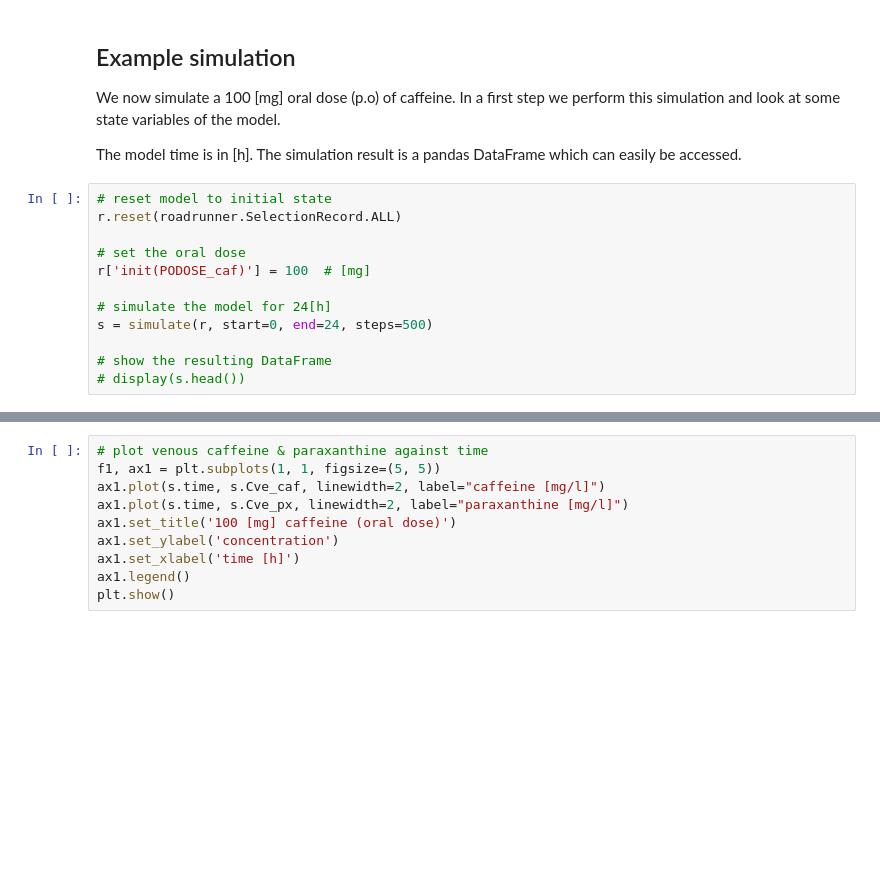
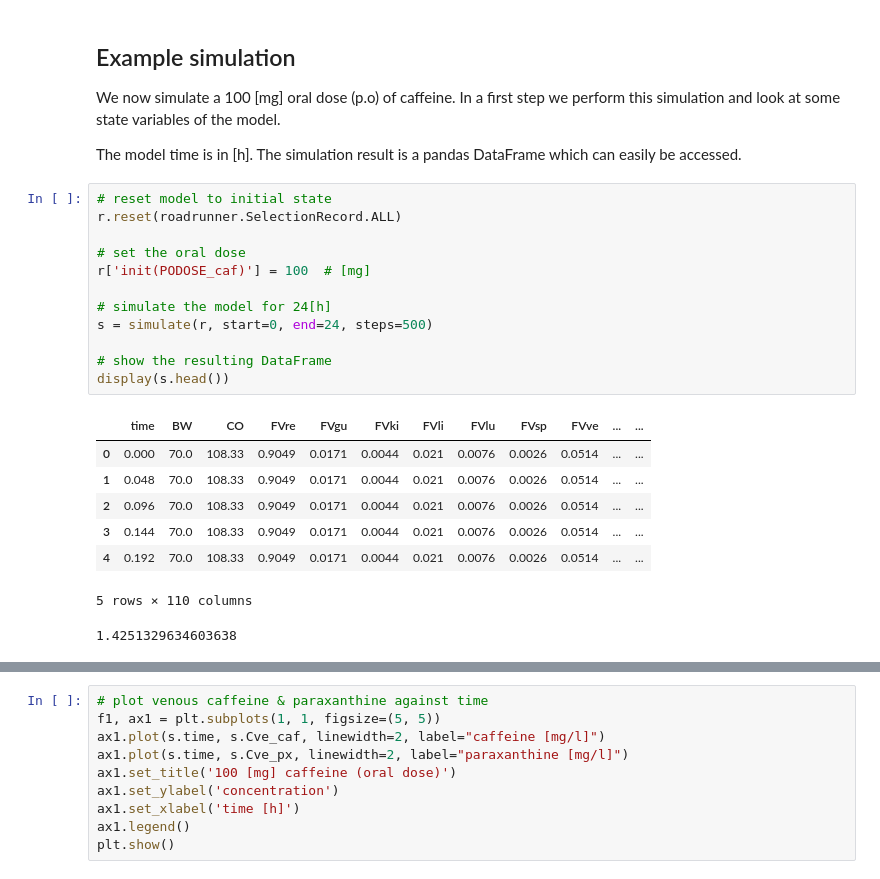
Before and after one commit to matthiaskoenig/pkpd-course, a Jupyter notebook: notebooks/pkpd-tutorial.ipynb, the cells around one changed output, grey strips where cells are left out. Saved outputs shown, nothing was run; the diff lists cells and outputs as text; blank space fills up the shorter version.

```diff
--- a/notebooks/pkpd-tutorial.ipynb
+++ b/notebooks/pkpd-tutorial.ipynb
@@ -72,12 +72,21 @@ The model time is in [h]. The simulation result is a pandas DataFrame which can
 # %%
 # reset model to initial state
 r.reset(roadrunner.SelectionRecord.ALL)
 
 # set the oral dose
 r['init(PODOSE_caf)'] = 100  # [mg]
 
 # simulate the model for 24[h]
 s = simulate(r, start=0, end=24, steps=500)
 
 # show the resulting DataFrame
-# display(s.head())
+display(s.head())
+# %% [output]
+|  | time | BW | CO | FVre | FVgu | FVki | FVli | FVlu | FVsp | FVve | ... | ... |
+| 0 | 0.000 | 70.0 | 108.33 | 0.9049 | 0.0171 | 0.0044 | 0.021 | 0.0076 | 0.0026 | 0.0514 | ... | ... |
+| 1 | 0.048 | 70.0 | 108.33 | 0.9049 | 0.0171 | 0.0044 | 0.021 | 0.0076 | 0.0026 | 0.0514 | ... | ... |
+| 2 | 0.096 | 70.0 | 108.33 | 0.9049 | 0.0171 | 0.0044 | 0.021 | 0.0076 | 0.0026 | 0.0514 | ... | ... |
+| 3 | 0.144 | 70.0 | 108.33 | 0.9049 | 0.0171 | 0.0044 | 0.021 | 0.0076 | 0.0026 | 0.0514 | ... | ... |
+| 4 | 0.192 | 70.0 | 108.33 | 0.9049 | 0.0171 | 0.0044 | 0.021 | 0.0076 | 0.0026 | 0.0514 | ... | ... |
+5 rows × 110 columns
+1.4251329634603638
```
Also changed, not shown: parts of 5 cells of this notebook.
